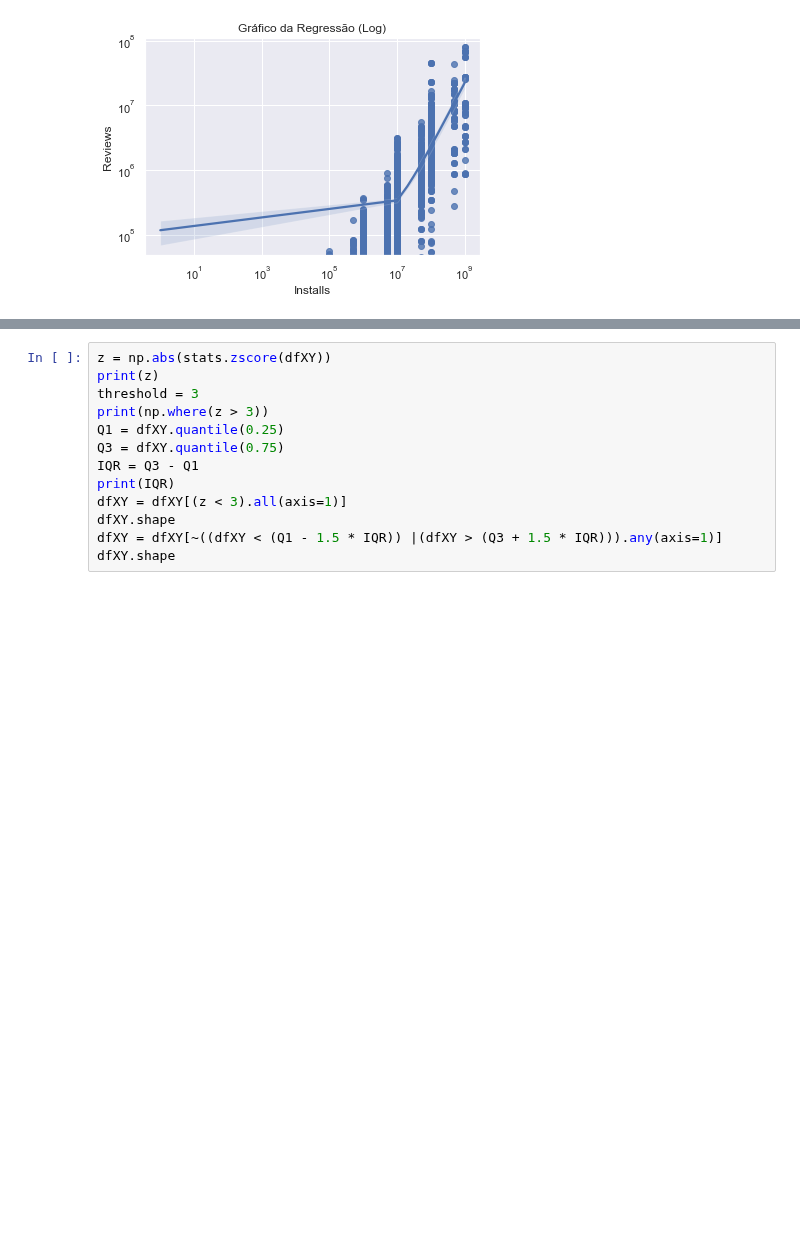
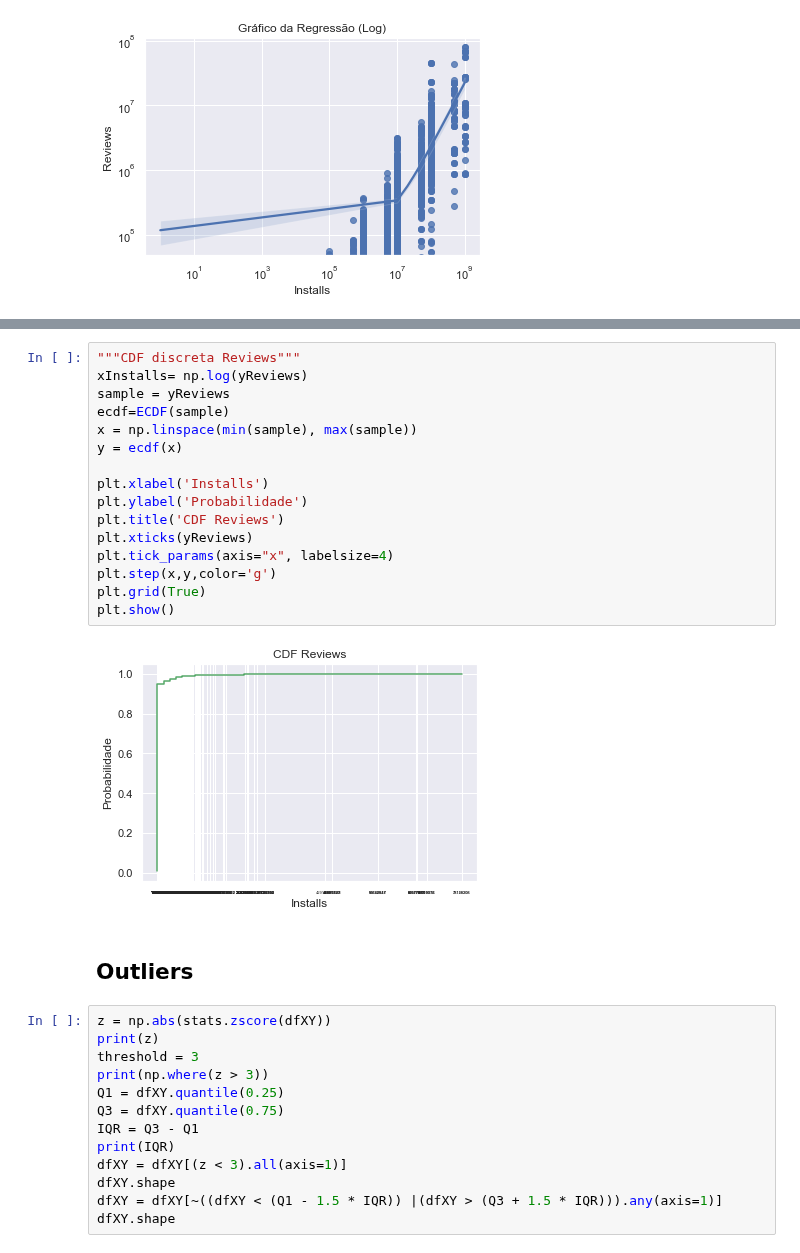
Before and after one commit to ArtFicer/PGCC-MQ, a Jupyter notebook: MQFinal/MQFinal.ipynb, the cells around one changed output, grey strips where cells are left out. Cells and saved outputs as stored; diff of their text form; blank space fills up the shorter version.

```diff
--- a/MQFinal/MQFinal.ipynb
+++ b/MQFinal/MQFinal.ipynb
@@ -740,3 +771,23 @@ https://towardsdatascience.com/ways-to-detect-and-remove-the-outliers-404d16608d
+# %%
+"""CDF discreta Reviews"""
+xInstalls= np.log(yReviews)
+sample = yReviews
+ecdf=ECDF(sample)
+x = np.linspace(min(sample), max(sample))
+y = ecdf(x)
+
+plt.xlabel('Installs')
+plt.ylabel('Probabilidade')
+plt.title('CDF Reviews')
+plt.xticks(yReviews)
+plt.tick_params(axis="x", labelsize=4)
+plt.step(x,y,color='g')
+plt.grid(True)
+plt.show()
+# %% [output]
+[figure, added]
+# %% [markdown]
+## Outliers
 # %%
 z = np.abs(stats.zscore(dfXY))
 print(z)
```
Also changed, not shown: parts of 9 cells of this notebook, 3 other files.
